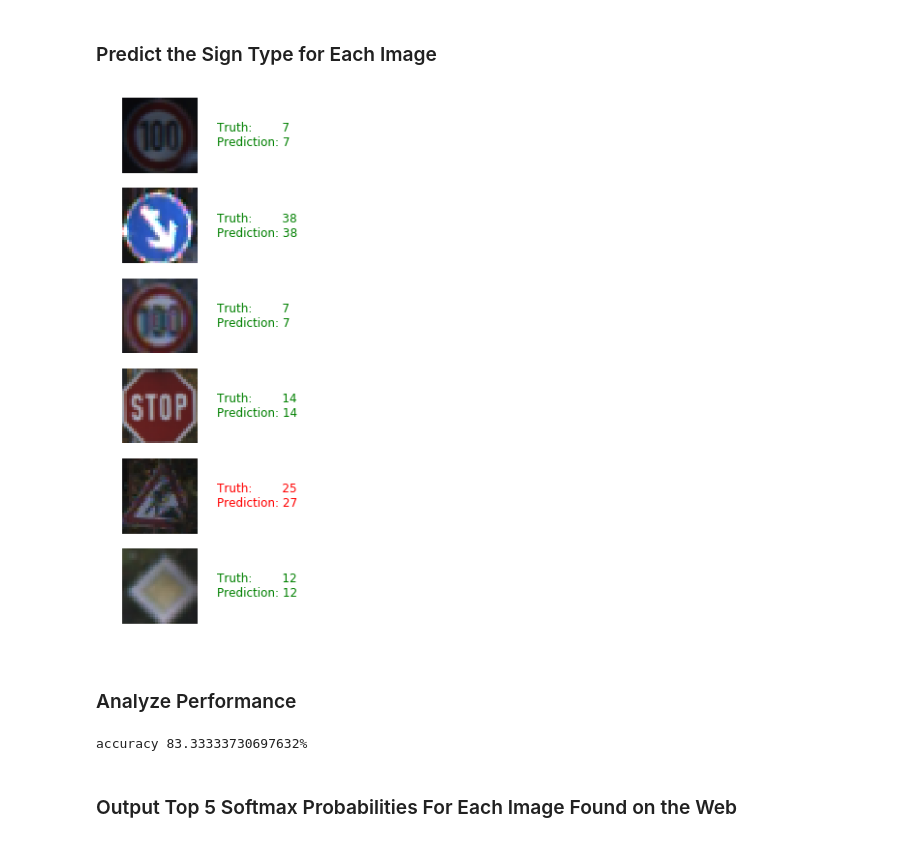
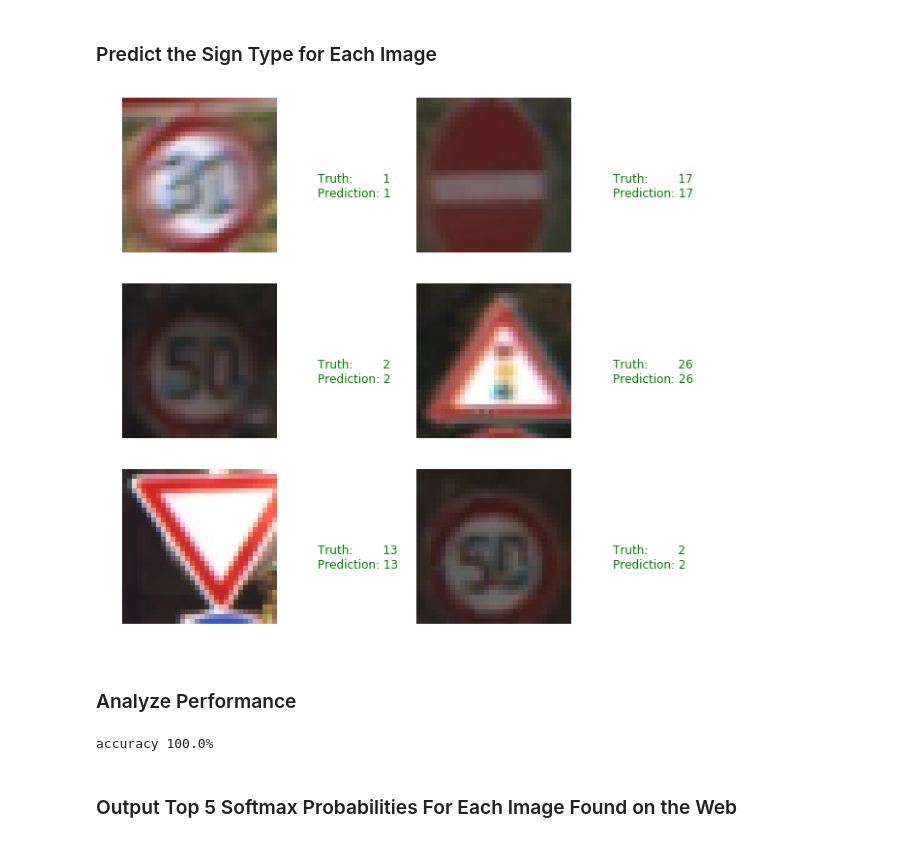
Before and after one commit to yhbyhb/CarND, a Jupyter notebook: Term1/project/CarND-Traffic-Sign-Classifier-Project/Traffic_Sign_Classifier.ipynb, the cells around one changed output. Drawn from its saved outputs; the diff is of its cells as text; code cells hidden in the pictures.

```diff
--- a/Term1/project/CarND-Traffic-Sign-Classifier-Project/Traffic_Sign_Classifier.ipynb
+++ b/Term1/project/CarND-Traffic-Sign-Classifier-Project/Traffic_Sign_Classifier.ipynb
@@ -531,3 +529,5 @@ label_list = [7, 38, 7, 14, 25, 12]
+# %%
+label_list = [1, 17, 2, 26, 13, 2]
 # %% [markdown]
 ### Predict the Sign Type for Each Image
 # %%
@@ -539,35 +539,35 @@ labels = np.array(label_list)
 predictions = np.zeros_like(labels)
 
 # normalize images
 norm_images = normalize(images.copy())
 batch_x = np.zeros([1, 32, 32, n_channel])
 batch_y = np.zeros([1])
 
 with tf.Session() as sess:
     saver.restore(sess, tf.train.latest_checkpoint('.'))
 
     # predict each image.
     for idx in range(0, n_images):
         batch_x[0] = norm_images[idx]
         batch_y[0] = labels[idx]
 
         l = sess.run(logits, feed_dict={x: batch_x, y: batch_y, keep_prob: 1.0})
         predictions[idx] = np.argmax(l)
 
 # code reference https://github.com/waleedka/traffic-signs-tensorflow/blob/master/notebook1.ipynb
 # Display the predictions and the ground truth visually.
 fig = plt.figure(figsize=(10, 10))
 for i in range(n_images):
     truth = labels[i]
     prediction = predictions[i]
-    plt.subplot(n_images, 1, 1+i)
+    plt.subplot(n_images/2, 2, 1+i)
     plt.axis('off')
     color='green' if truth == prediction else 'red'
     plt.text(40, 20, "Truth:        {0}\nPrediction: {1}".format(truth, prediction),
              fontsize=12, color=color)
     plt.imshow(images[i])
 # %% [output]
-[figure, old version]
+[figure, new version]
 # %% [markdown]
 ### Analyze Performance
 # %%
@@ -582,7 +582,7 @@ with tf.Session() as sess:
     accuracy = sess.run(accuracy_operation, feed_dict={x: batch_x, y: batch_y, keep_prob: 1.0})
     print('accuracy {}%'.format(accuracy * 100.))
 # %% [output]
-accuracy 83.33333730697632%
+accuracy 100.0%
 # %% [markdown]
 ### Output Top 5 Softmax Probabilities For Each Image Found on the Web
 # %% [markdown]
```
Also changed, not shown: parts of 6 cells of this notebook, 3 other files.
